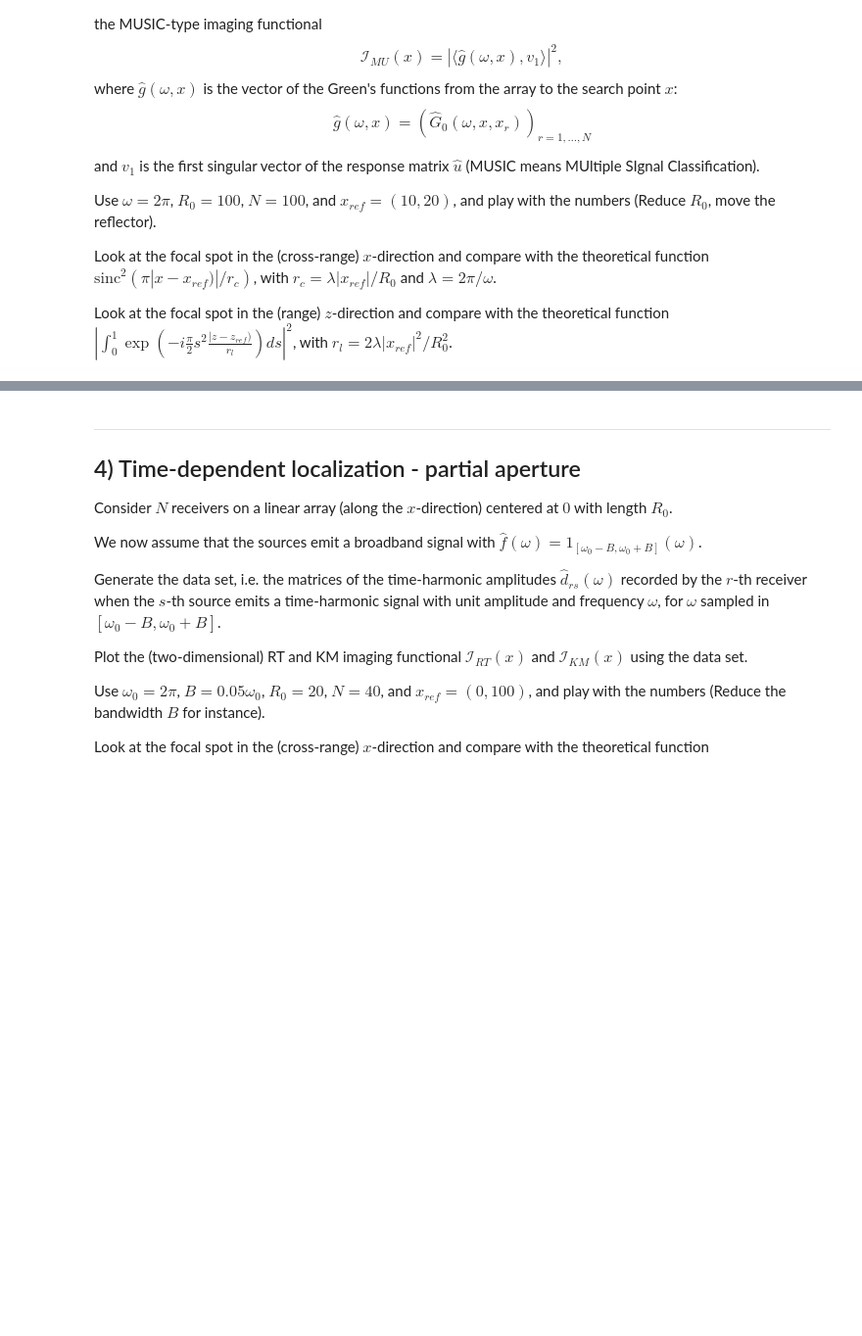
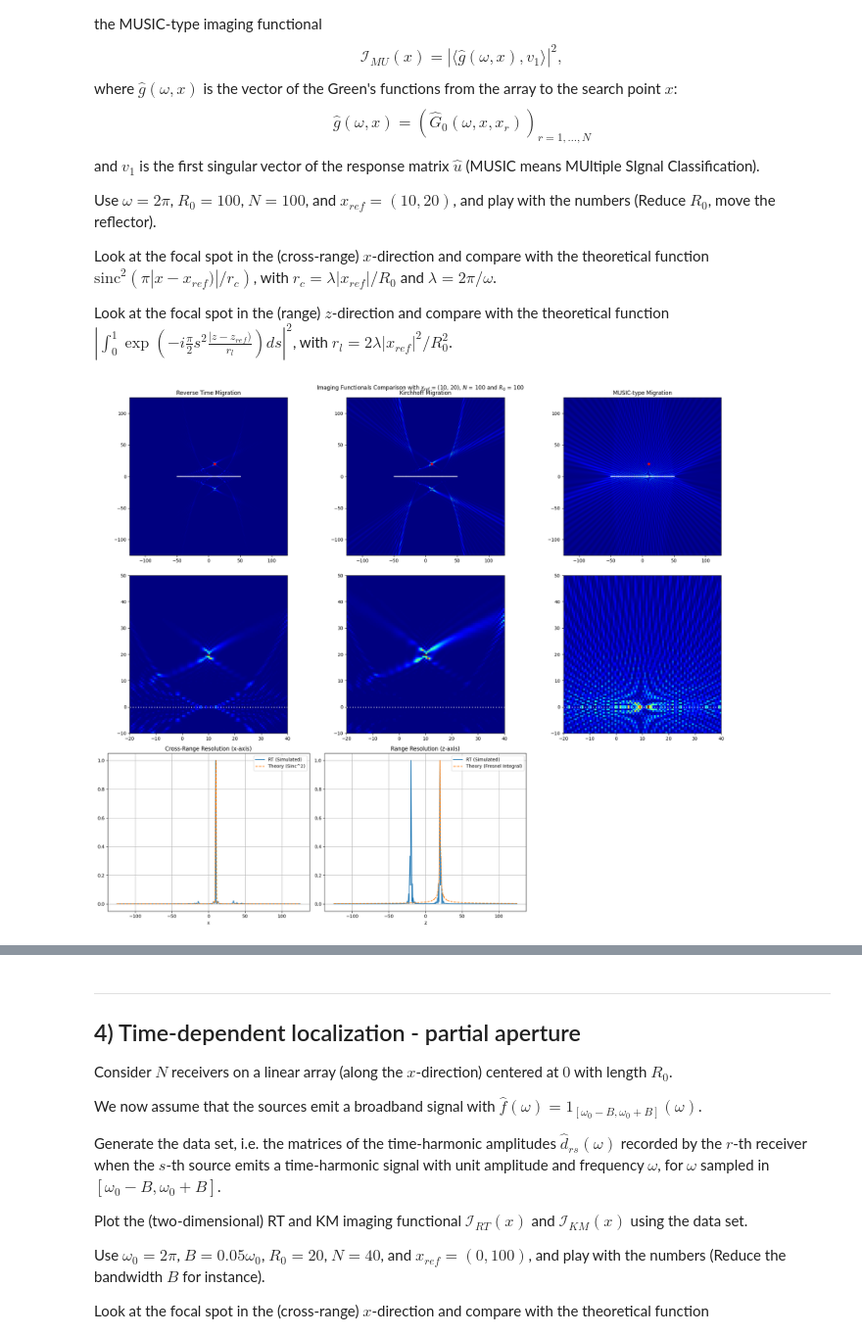
Before and after one commit to adonis107/MVA-IPI, a Jupyter notebook: notebooks/1. notebook.ipynb, the cells around one changed output, grey strips where cells are left out. Shown at 98% size. Saved outputs shown, nothing was run; the diff lists cells and outputs as text; code cells hidden in the pictures; blank space fills up the shorter version.

```diff
--- a/notebooks/1. notebook.ipynb
+++ b/notebooks/1. notebook.ipynb
@@ -475,6 +489,7 @@ z_idx = np.argmin(np.abs(z - x_ref[1]))
 x_slice_vals = X[z_idx, :]
 rt_slice_x = I_RT[z_idx, :]
 th_slice_x = np.sinc((x_slice_vals - x_ref[0]) / r_c) ** 2
+th_slice_x /= th_slice_x.max()
 
 # Range Slice
 x_idx = np.argmin(np.abs(x - x_ref[0]))
@@ -535,33 +550,35 @@ axes[1, 1].set_ylim(z_zoom)
 axes[1, 2].imshow(
     I_MU, extent=(xlim[0], xlim[1], zlim[0], zlim[1]), origin="lower", cmap="jet"
 )
 axes[1, 2].scatter(x_t[:, 0], x_t[:, 1], c="white", s=1)
 axes[1, 2].set_xlim(x_zoom)
 axes[1, 2].set_ylim(z_zoom)
 
 # Cross-Range
 axes[2, 0].plot(x_slice_vals, rt_slice_x, label="RT (Simulated)")
 axes[2, 0].plot(x_slice_vals, th_slice_x, "--", label="Theory (Sinc^2)")
 axes[2, 0].set_title("Cross-Range Resolution (x-axis)")
 axes[2, 0].set_xlabel("x")
 axes[2, 0].legend()
 axes[2, 0].grid(True)
 
 # Range
 axes[2, 1].plot(z_slice_vals, rt_slice_z, label="RT (Simulated)")
 axes[2, 1].plot(z_slice_vals, th_slice_z, "--", label="Theory (Fresnel Integral)")
 axes[2, 1].set_title("Range Resolution (z-axis)")
 axes[2, 1].set_xlabel("z")
 axes[2, 1].legend()
 axes[2, 1].grid(True)
 
 axes[2, 2].axis("off")
 
 fig.suptitle(
     f"Imaging Functionals Comparison with $x_{{ref}}$ = {x_ref}, $N$ = {N} and $R_0$ = {R0}"
 )
 plt.tight_layout()
 plt.show()
+# %% [output]
+[figure, added]
 # %%
 # Values of R0 to test
 R0_values = [50, 75, 100, 150]
```
Also changed, not shown: parts of 13 cells of this notebook.
